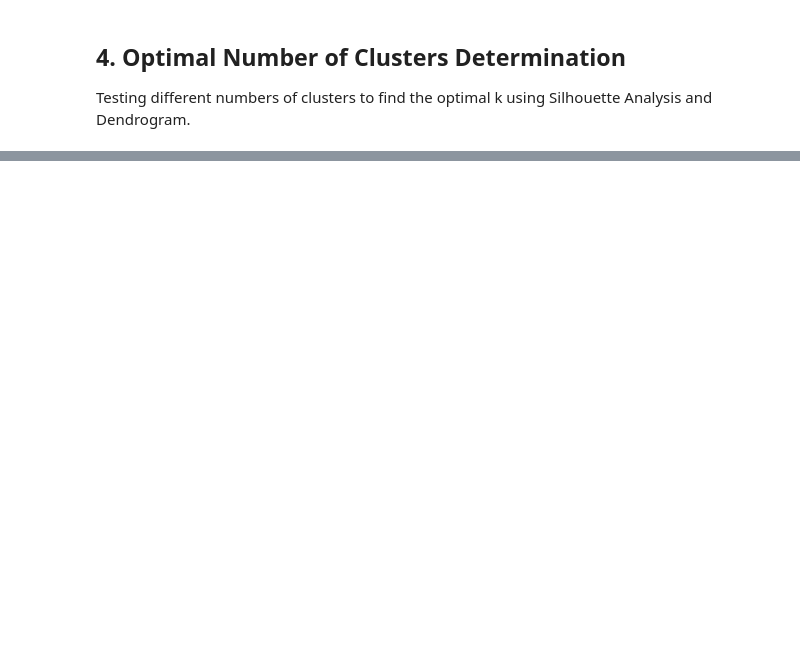
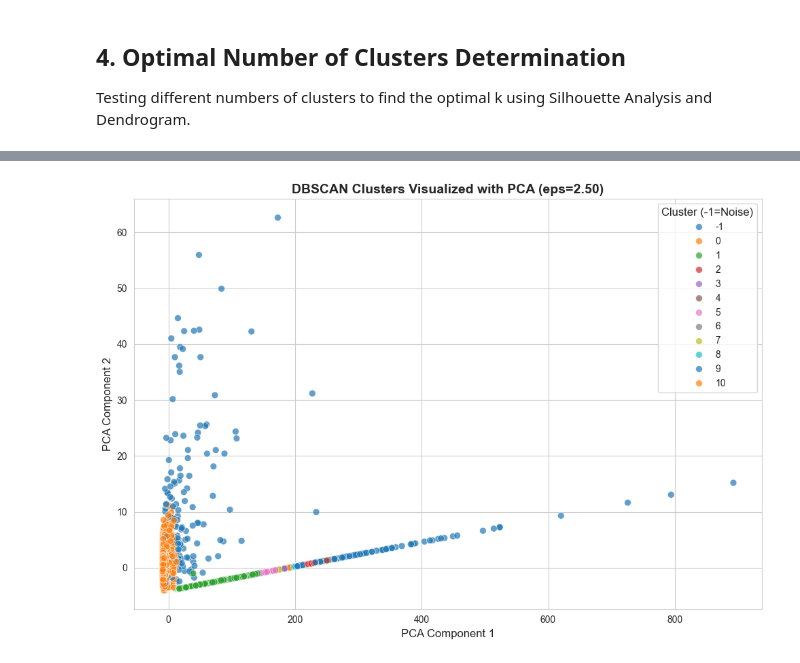
Before and after one commit to Port0goose/Data-Mining-Assignment, a Jupyter notebook: Group68_Clustering_Code.ipynb, the cells around one changed output, grey strips where cells are left out. Cells and saved outputs as stored; diff of their text form; code cells hidden in the pictures; blank space fills up the shorter version.

```diff
--- a/Group68_Clustering_Code.ipynb
+++ b/Group68_Clustering_Code.ipynb
@@ -453,0 +474,30 @@ Comparing K-Means and Hierarchical Clustering performance.
+# %%
+# Apply DBSCAN clustering with optimal eps
+dbscan = DBSCAN(eps=optimal_eps, min_samples=5)
+df['DBSCAN_Cluster'] = dbscan.fit_predict(df_scaled)
+
+n_clusters_dbscan = len(set(df['DBSCAN_Cluster'])) - (1 if -1 in df['DBSCAN_Cluster'].values else 0)
+n_noise_dbscan = list(df['DBSCAN_Cluster']).count(-1)
+
+print(f"=== DBSCAN CLUSTERING (eps={optimal_eps:.2f}) ===")
+print(f"\nNumber of clusters: {n_clusters_dbscan}")
+print(f"Number of noise points: {n_noise_dbscan} ({n_noise_dbscan/len(df)*100:.1f}%)")
+print(f"\nCluster Distribution:")
+print(df['DBSCAN_Cluster'].value_counts().sort_index())
+
+# Calculate clustering metrics for DBSCAN (excluding noise points)
+if n_clusters_dbscan > 1:
+    mask_dbscan = df['DBSCAN_Cluster'] != -1
+    sil_score_dbscan = silhouette_score(df_scaled[mask_dbscan], df.loc[mask_dbscan, 'DBSCAN_Cluster'])
+    db_score_dbscan = davies_bouldin_score(df_scaled[mask_dbscan], df.loc[mask_dbscan, 'DBSCAN_Cluster'])
+    ch_score_dbscan = calinski_harabasz_score(df_scaled[mask_dbscan], df.loc[mask_dbscan, 'DBSCAN_Cluster'])
+
+    print(f"\n=== CLUSTERING QUALITY METRICS (excluding noise) ===")
+    print(f"Silhouette Score: {sil_score_dbscan:.3f} (higher is better, range: -1 to 1)")
+    print(f"Davies-Bouldin Index: {db_score_dbscan:.3f} (lower is better)")
+    print(f"Calinski-Harabasz Score: {ch_score_dbscan:.2f} (higher is better)")
+else:
+    sil_score_dbscan = 0
+    db_score_dbscan = 999
+    ch_score_dbscan = 0
+    print("\nWarning: DBSCAN found less than 2 clusters")
@@ -453,0 +522,16 @@ Comparing K-Means and Hierarchical Clustering performance.
+# %%
+# Prepare data for DBSCAN visualization
+df_pca['DBSCAN_Cluster'] = df['DBSCAN_Cluster']
+# %%
+# Plot DBSCAN Clusters using PCA
+plt.figure(figsize=(10, 7))
+sns.scatterplot(data=df_pca, x='PCA1', y='PCA2', hue='DBSCAN_Cluster', palette='tab10', s=50, alpha=0.7)
+plt.title(f'DBSCAN Clusters Visualized with PCA (eps={optimal_eps:.2f})', fontsize=14, fontweight='bold')
+plt.xlabel('PCA Component 1', fontsize=12)
+plt.ylabel('PCA Component 2', fontsize=12)
+plt.legend(title='Cluster (-1=Noise)', fontsize=10, title_fontsize=12)
+plt.tight_layout()
+plt.savefig(f'{output_dir}/dbscan_clusters_pca.png', dpi=300, bbox_inches='tight')
+plt.show()
+# %% [output]
+[figure, added]
```
Also changed, not shown: parts of 44 cells of this notebook, 9 other files.
